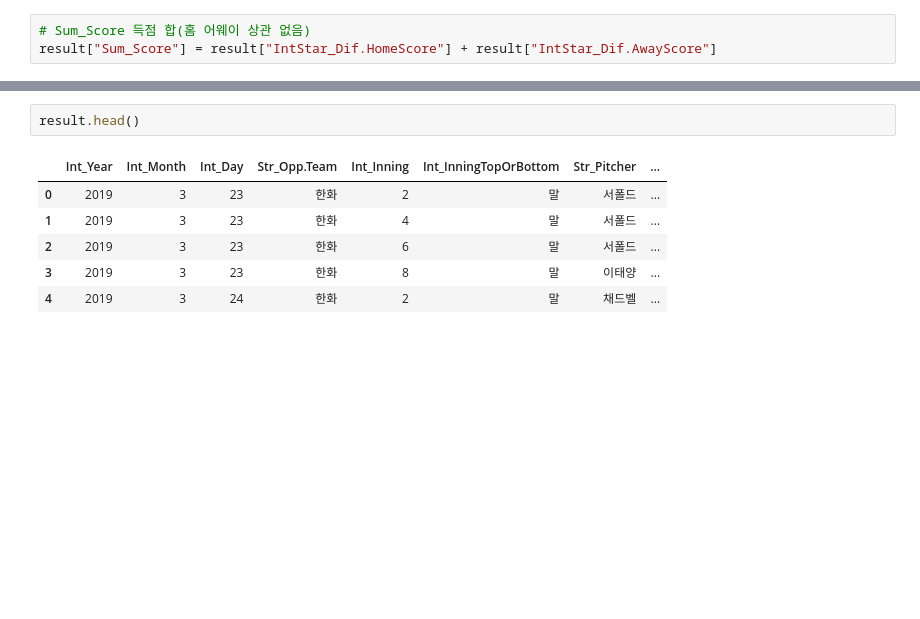
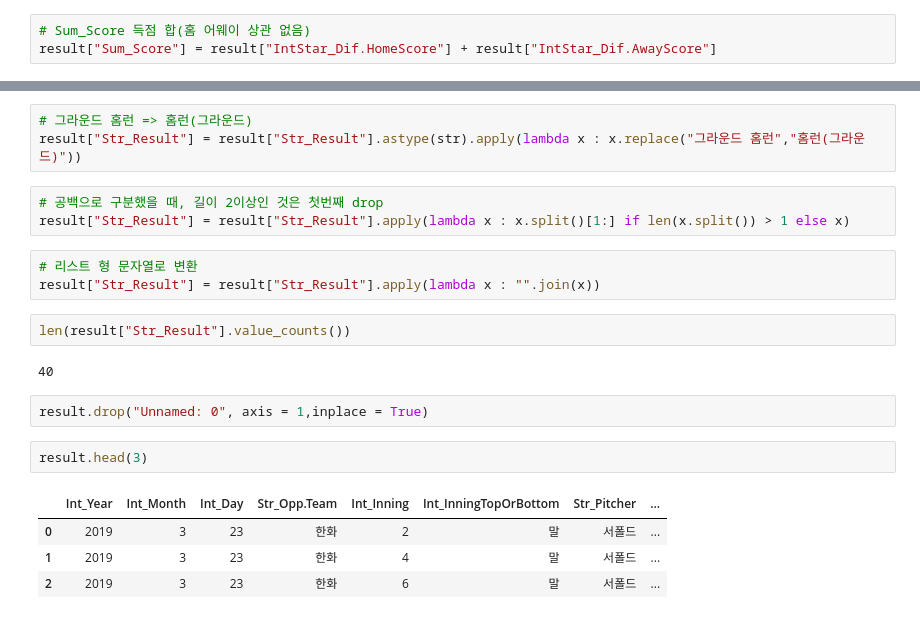
Before and after one commit to parktaeshin/baseball_academy, a Jupyter notebook: Untitled0.ipynb, the cells around one changed output, grey strips where cells are left out. Drawn from its saved outputs; the diff is of its cells as text; blank space fills up the shorter version.

```diff
--- a/Untitled0.ipynb
+++ b/Untitled0.ipynb
@@ -192,9 +225,22 @@ result["Sum_Score"] = result["IntStar_Dif.HomeScore"] + result["IntStar_Dif.Away
+# %%
+# 그라운드 홈런 => 홈런(그라운드)
+result["Str_Result"] = result["Str_Result"].astype(str).apply(lambda x : x.replace("그라운드 홈런","홈런(그라운드)"))
+# %%
+# 공백으로 구분했을 때, 길이 2이상인 것은 첫번째 drop
+result["Str_Result"] = result["Str_Result"].apply(lambda x : x.split()[1:] if len(x.split()) > 1 else x)
+# %%
+# 리스트 형 문자열로 변환
+result["Str_Result"] = result["Str_Result"].apply(lambda x : "".join(x))
+# %%
+len(result["Str_Result"].value_counts())
+# %% [output]
+40
+# %%
+result.drop("Unnamed: 0", axis = 1,inplace = True)
 # %%
-result.head()
+result.head(3)
 # %% [output]
 |  | Int_Year | Int_Month | Int_Day | Str_Opp.Team | Int_Inning | Int_InningTopOrBottom | Str_Pitcher | ... |
 | 0 | 2019 | 3 | 23 | 한화 | 2 | 말 | 서폴드 | ... |
 | 1 | 2019 | 3 | 23 | 한화 | 4 | 말 | 서폴드 | ... |
 | 2 | 2019 | 3 | 23 | 한화 | 6 | 말 | 서폴드 | ... |
-| 3 | 2019 | 3 | 23 | 한화 | 8 | 말 | 이태양 | ... |
-| 4 | 2019 | 3 | 24 | 한화 | 2 | 말 | 채드벨 | ... |
```
Also changed, not shown: parts of 22 cells of this notebook.
